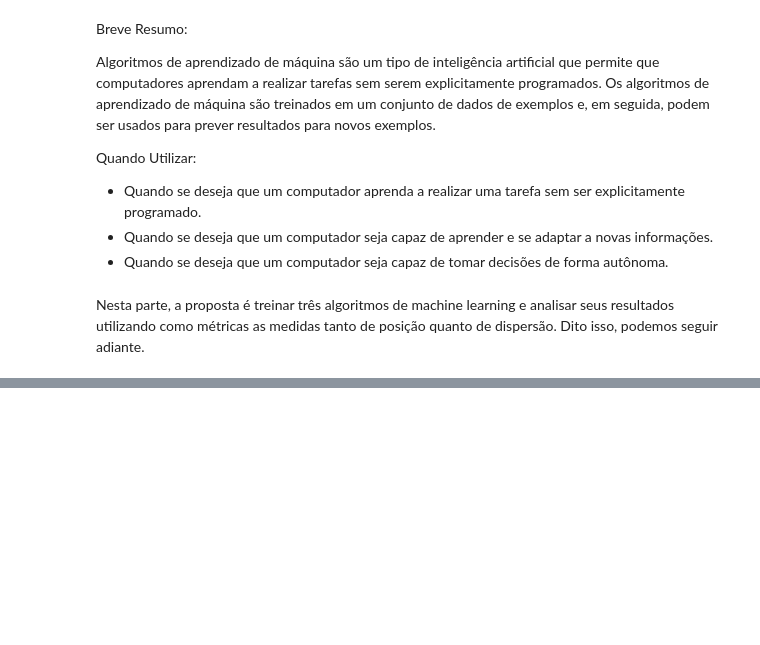
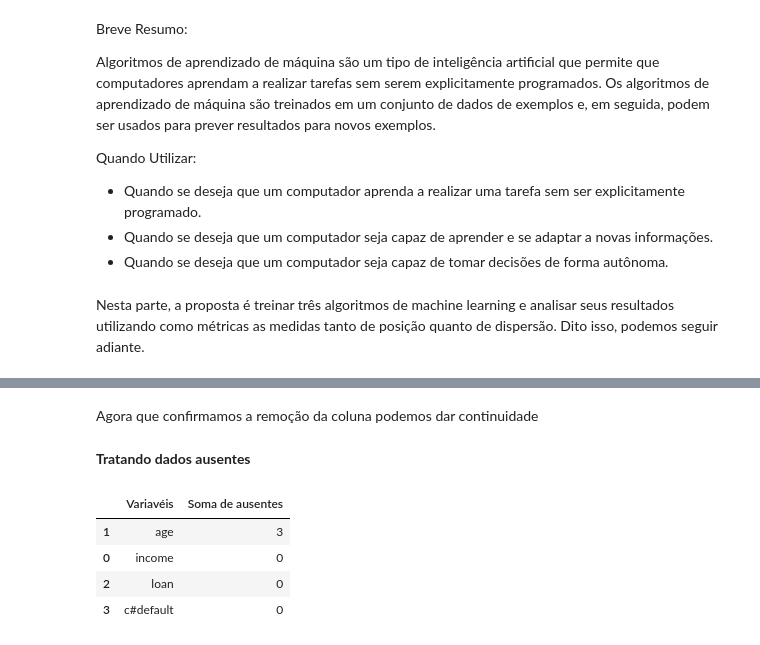
Before and after one commit to JosenildoJunior/StatPyDataScience, a Jupyter notebook: Medidas_de_posição_e_dispersão.ipynb, the cells around one changed output, grey strips where cells are left out. Saved outputs shown, nothing was run; the diff lists cells and outputs as text; code cells hidden in the pictures; blank space fills up the shorter version.

```diff
--- a/Medidas_de_posição_e_dispersão.ipynb
+++ b/Medidas_de_posição_e_dispersão.ipynb
@@ -700,0 +772,22 @@ Nesta parte, a proposta é treinar três algoritmos de machine learning e analis
+# %% [markdown]
+Agora que confirmamos a remoção da coluna podemos dar continuidade
+# %% [markdown]
+**Tratando dados ausentes**
+# %%
+# Observando os valores ausentes
+def sum_ausentes(df):
+    p_faltantes = df.isnull().sum()
+    valores_faltantes = pd.DataFrame({'Variavéis': df.columns,
+                                           'Soma de ausentes': p_faltantes}
+                                      ).reset_index(drop = True)
+
+    return valores_faltantes.sort_values(by = ['Soma de ausentes'], ascending = False)
+
+# Exibindo os valores
+sum_ausentes(df)
+# %% [output]
+|  | Variavéis | Soma de ausentes |
+| 1 | age | 3 |
+| 0 | income | 0 |
+| 2 | loan | 0 |
+| 3 | c#default | 0 |
```
Also changed, not shown: parts of 32 cells of this notebook.
